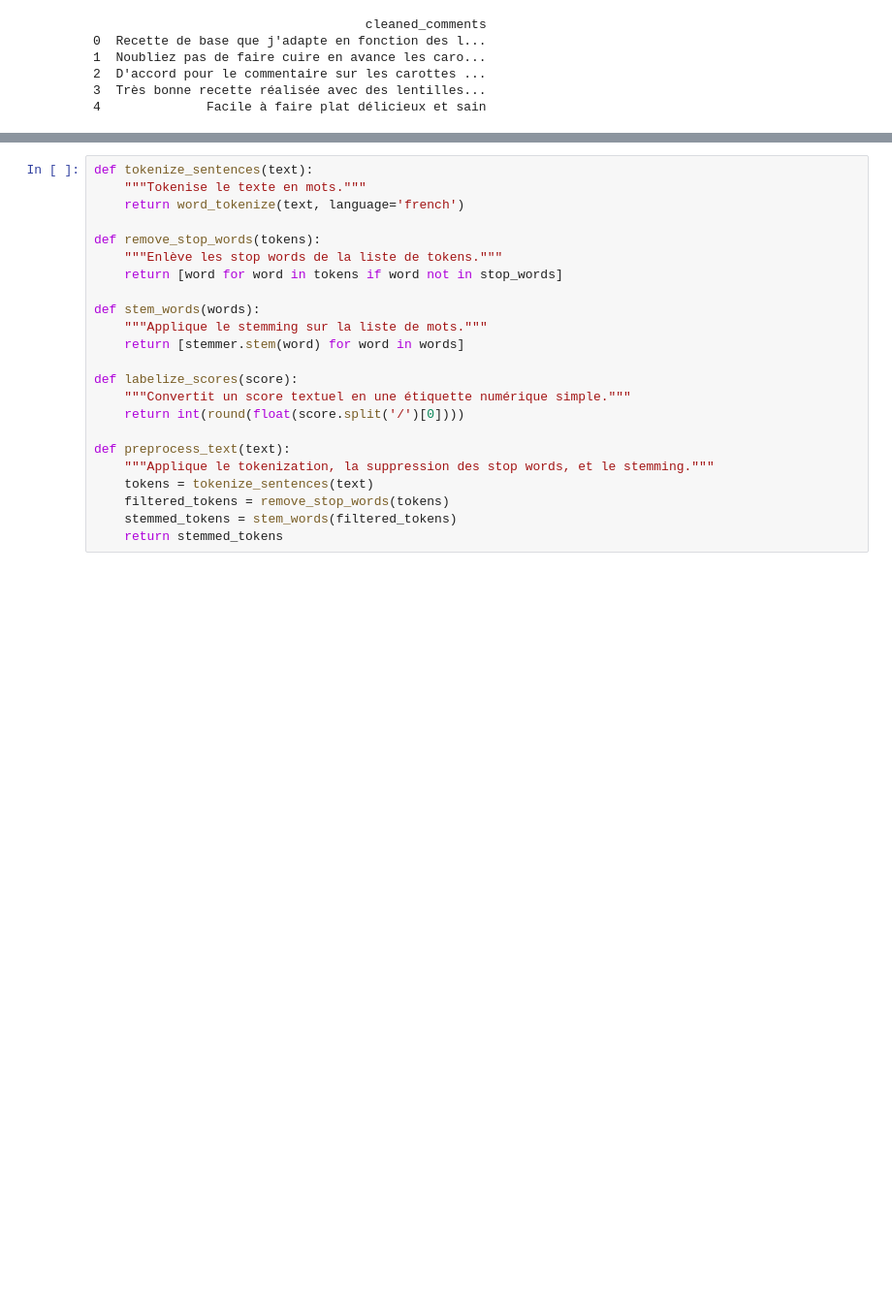
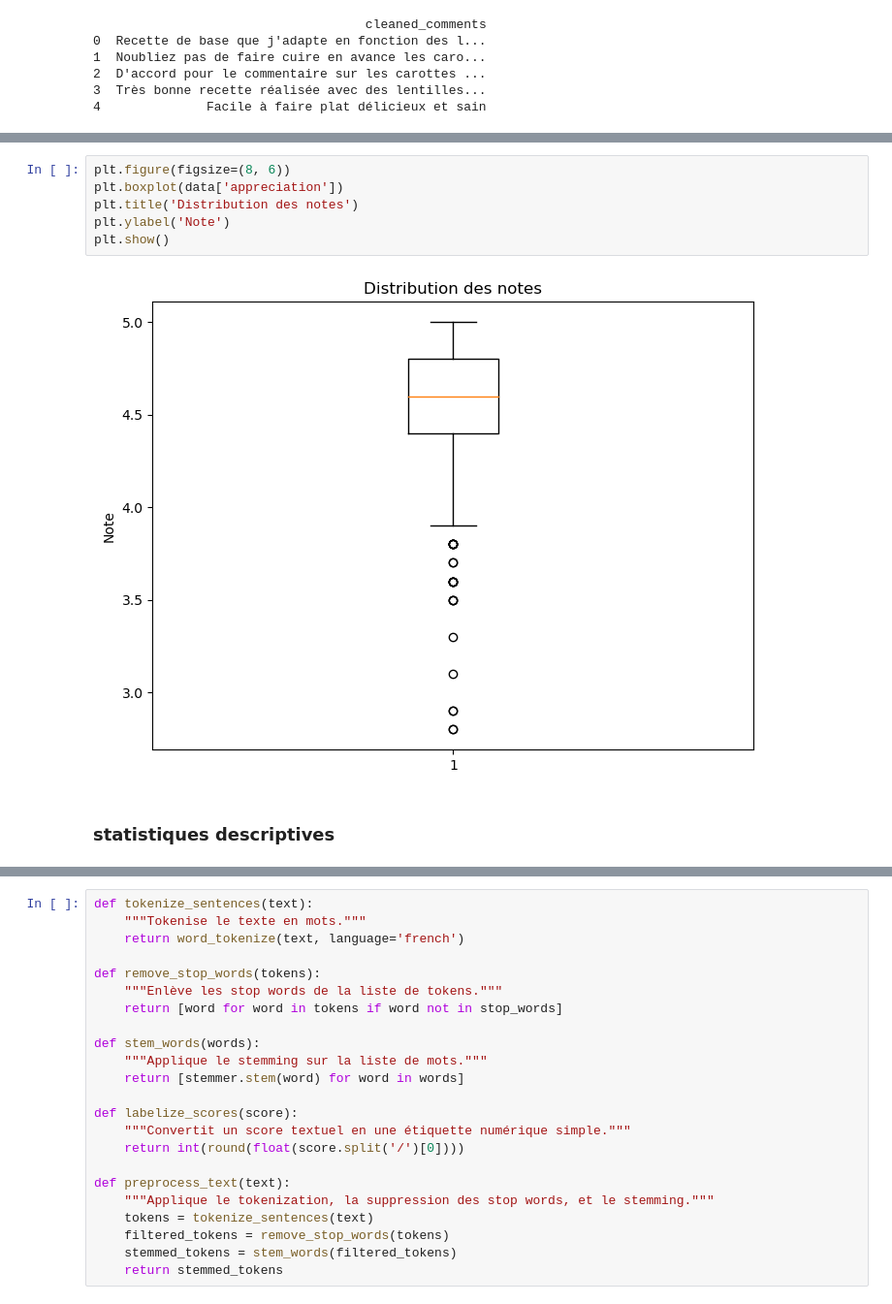
Before and after one commit to IkramBlsl/Big-Data-Analytics, a Jupyter notebook: Big_Data_Analytics .ipynb, the cells around one changed output, grey strips where cells are left out. Shown: that part at 97% size. Cells and saved outputs as stored; diff of their text form; blank space fills up the shorter version.

```diff
--- a/Big_Data_Analytics .ipynb
+++ b/Big_Data_Analytics .ipynb
@@ -194,0 +245,10 @@ print(cleaned_data.head())
+# %%
+plt.figure(figsize=(8, 6))
+plt.boxplot(data['appreciation'])
+plt.title('Distribution des notes')
+plt.ylabel('Note')
+plt.show()
+# %% [output]
+[figure, added]
+# %% [markdown]
+### statistiques descriptives
```
Also changed, not shown: parts of 14 cells of this notebook.
